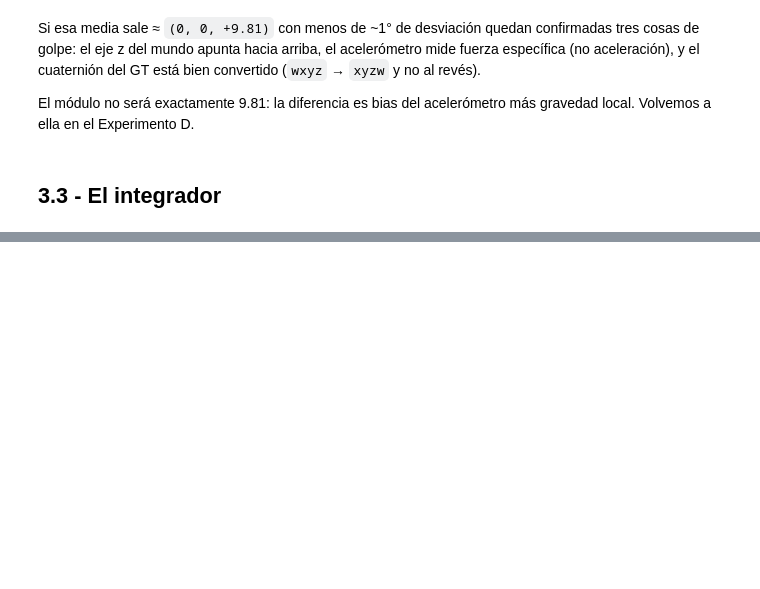
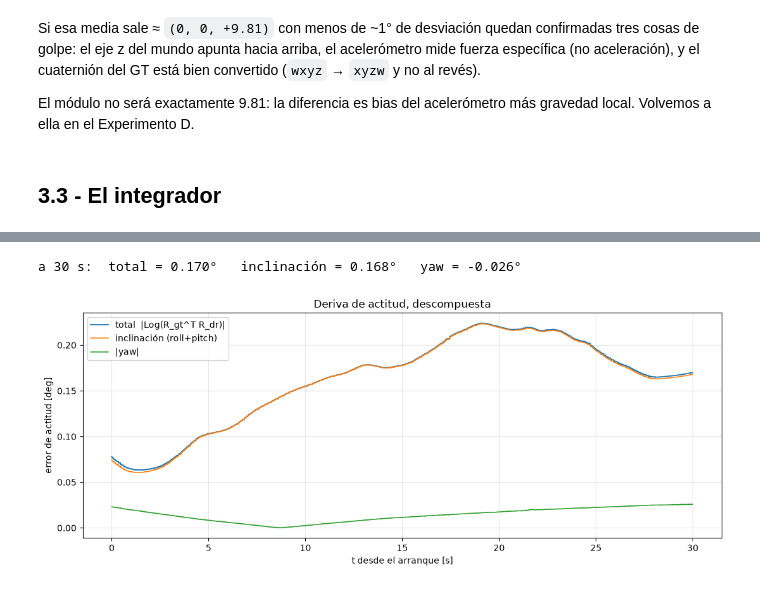
Before and after one commit to xibani/DRONdevoy, a Jupyter notebook: vio-euroc/notebooks/FASE3_dead_reckoning.ipynb, the cells around one changed output, grey strips where cells are left out. Drawn from its saved outputs; the diff is of its cells as text; code cells hidden in the pictures; blank space fills up the shorter version.

```diff
--- a/vio-euroc/notebooks/FASE3_dead_reckoning.ipynb
+++ b/vio-euroc/notebooks/FASE3_dead_reckoning.ipynb
@@ -399,0 +775,26 @@ def integrar_imu(t, w_m, a_m, p0, v0, R0, bg, ba,
+# %%
+# Descomposición del error de actitud en "inclinación" (roll+pitch) y yaw.
+# La inclinación se mide comparando la vertical del mundo vista desde el body:
+# u_b = R^T · (0,0,1). El yaw es lo que queda tras alinear esas dos verticales.
+ez = np.array([0.0, 0.0, 1.0])
+u_gt = np.einsum("kij,j->ki", np.transpose(R_gt_ts, (0, 2, 1)), ez)
+u_dr = np.einsum("kij,j->ki", np.transpose(R_dr, (0, 2, 1)), ez)
+err_inclinacion = np.degrees(np.arccos(np.clip(np.einsum("ki,ki->k", u_gt, u_dr), -1, 1)))
+
+R_rel = np.einsum("kij,klj->kil", R_dr, R_gt_ts)          # R_dr · R_gt^T, en el mundo
+err_yaw = np.degrees(np.arctan2(R_rel[:, 1, 0], R_rel[:, 0, 0]))
+
+print(f"a 30 s:  total = {err_ang[-1]:.3f}°   inclinación = {err_inclinacion[-1]:.3f}°   "
+      f"yaw = {err_yaw[-1]:+.3f}°")
+# %% [output]
+a 30 s:  total = 0.170°   inclinación = 0.168°   yaw = -0.026°
+# %%
+plt.figure(figsize=(11, 4.5))
+plt.plot(ts - ts[0], err_ang, lw=1.3, label="total  |Log(R_gt^T R_dr)|")
+plt.plot(ts - ts[0], err_inclinacion, lw=1.1, label="inclinación (roll+pitch)")
+plt.plot(ts - ts[0], np.abs(err_yaw), lw=1.1, label="|yaw|")
+plt.xlabel("t desde el arranque [s]"); plt.ylabel("error de actitud [deg]")
+plt.title("Deriva de actitud, descompuesta")
+plt.legend(); plt.grid(alpha=0.3); plt.tight_layout(); plt.show()
+# %% [output]
+[figure, added]
```
Also changed, not shown: parts of 43 cells of this notebook.
